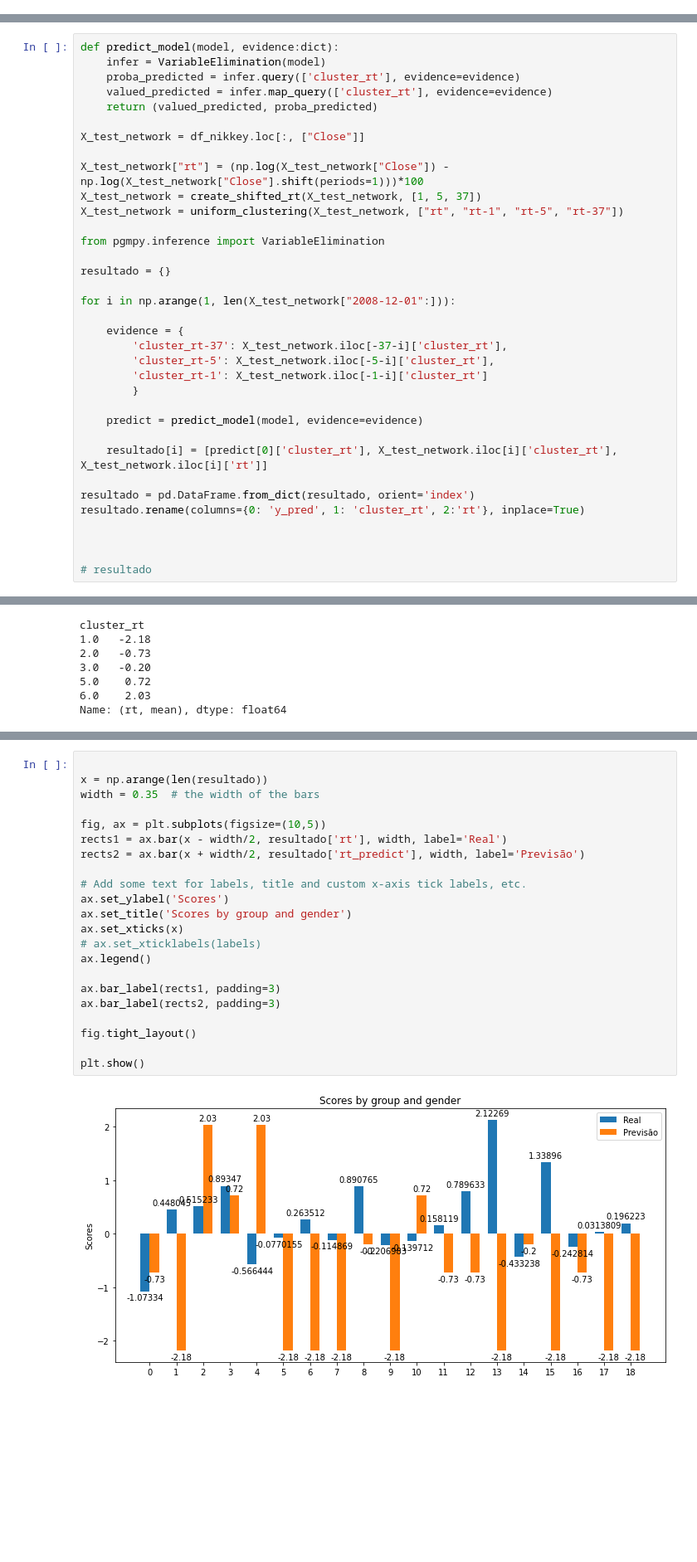
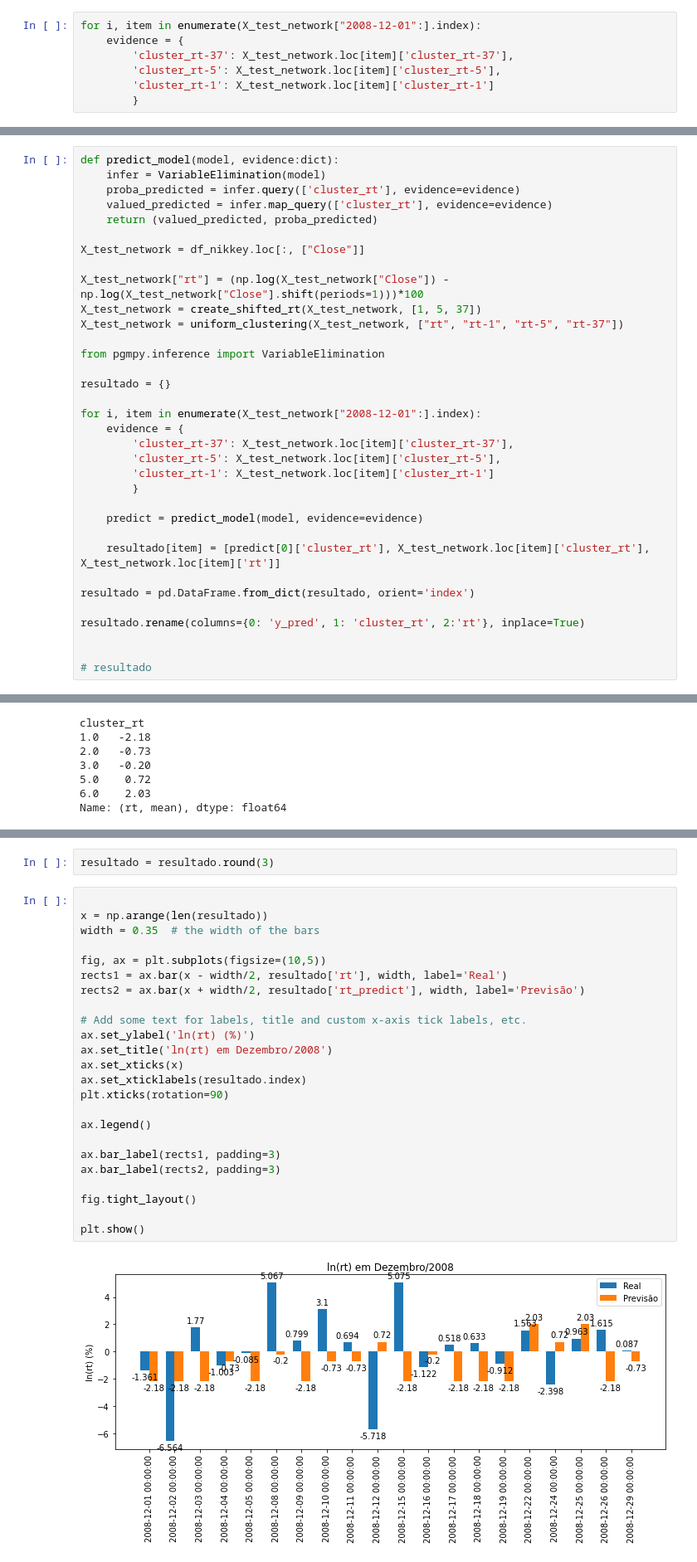
Before and after one commit to cafe-com-analytics/stock_market_index_daily_direction, a Jupyter notebook: notebooks/01_reproducing_paper.ipynb, the cells around one changed output, grey strips where cells are left out. Shown: that part at 83% size. Saved outputs shown, nothing was run; the diff lists cells and outputs as text; blank space fills up the shorter version.

Commit message:
🚧 WIP Gráficos de retorno ao longo de dezembro.

```diff
--- a/notebooks/01_reproducing_paper.ipynb
+++ b/notebooks/01_reproducing_paper.ipynb
@@ -380,3 +380,10 @@ infer.map_query(['cluster_rt'], evidence={'cluster_rt-1':  6.0, 'cluster_rt-5':
 {'cluster_rt': 5.0}
 # %% [markdown]
 # RMSE
+# %%
+for i, item in enumerate(X_test_network["2008-12-01":].index):
+    evidence = {
+        'cluster_rt-37': X_test_network.loc[item]['cluster_rt-37'],
+        'cluster_rt-5': X_test_network.loc[item]['cluster_rt-5'],
+        'cluster_rt-1': X_test_network.loc[item]['cluster_rt-1']
+        }
@@ -397,23 +425,22 @@ from pgmpy.inference import VariableElimination
 
 resultado = {}
 
-for i in np.arange(1, len(X_test_network["2008-12-01":])):
-
+for i, item in enumerate(X_test_network["2008-12-01":].index):
     evidence = {
-        'cluster_rt-37': X_test_network.iloc[-37-i]['cluster_rt'],
-        'cluster_rt-5': X_test_network.iloc[-5-i]['cluster_rt'],
-        'cluster_rt-1': X_test_network.iloc[-1-i]['cluster_rt']
+        'cluster_rt-37': X_test_network.loc[item]['cluster_rt-37'],
+        'cluster_rt-5': X_test_network.loc[item]['cluster_rt-5'],
+        'cluster_rt-1': X_test_network.loc[item]['cluster_rt-1']
         }
 
     predict = predict_model(model, evidence=evidence)
 
-    resultado[i] = [predict[0]['cluster_rt'], X_test_network.iloc[i]['cluster_rt'], X_test_network.iloc[i]['rt']]
+    resultado[item] = [predict[0]['cluster_rt'], X_test_network.loc[item]['cluster_rt'], X_test_network.loc[item]['rt']]
 
 resultado = pd.DataFrame.from_dict(resultado, orient='index')
+
 resultado.rename(columns={0: 'y_pred', 1: 'cluster_rt', 2:'rt'}, inplace=True)
 
 
-
 # resultado
 # %%
 resultado["y_pred"].unique()
@@ -467,24 +474,28 @@ resultado
+# %%
+resultado = resultado.round(3)
 # %%
 
 x = np.arange(len(resultado))
 width = 0.35  # the width of the bars
 
 fig, ax = plt.subplots(figsize=(10,5))
 rects1 = ax.bar(x - width/2, resultado['rt'], width, label='Real')
 rects2 = ax.bar(x + width/2, resultado['rt_predict'], width, label='Previsão')
 
 # Add some text for labels, title and custom x-axis tick labels, etc.
-ax.set_ylabel('Scores')
-ax.set_title('Scores by group and gender')
+ax.set_ylabel('ln(rt) (%)')
+ax.set_title('ln(rt) em Dezembro/2008')
 ax.set_xticks(x)
-# ax.set_xticklabels(labels)
+ax.set_xticklabels(resultado.index)
+plt.xticks(rotation=90)
+
 ax.legend()
 
 ax.bar_label(rects1, padding=3)
 ax.bar_label(rects2, padding=3)
 
 fig.tight_layout()
 
 plt.show()
 # %% [output]
-[figure, old version]
+[figure, new version]
```
Also changed, not shown: parts of 4 cells of this notebook, 1 other file.
